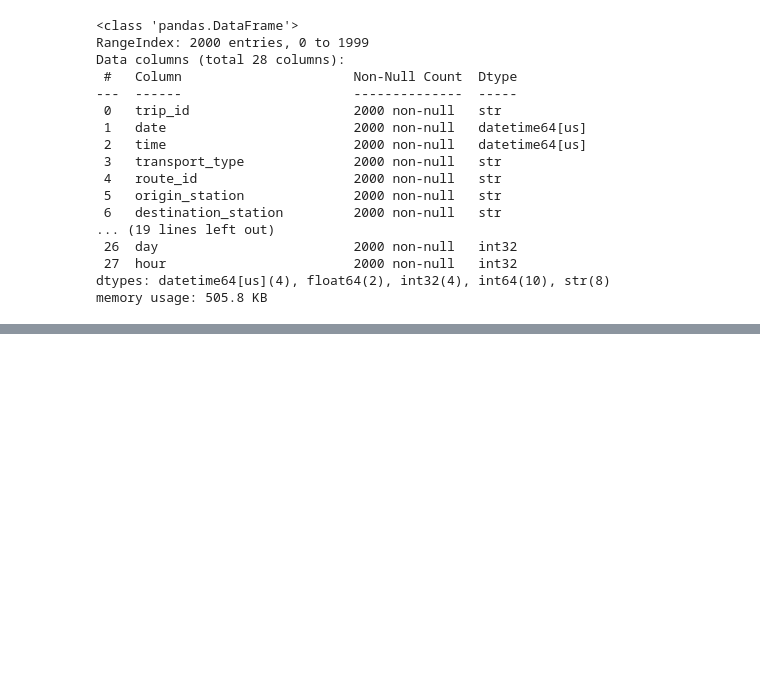
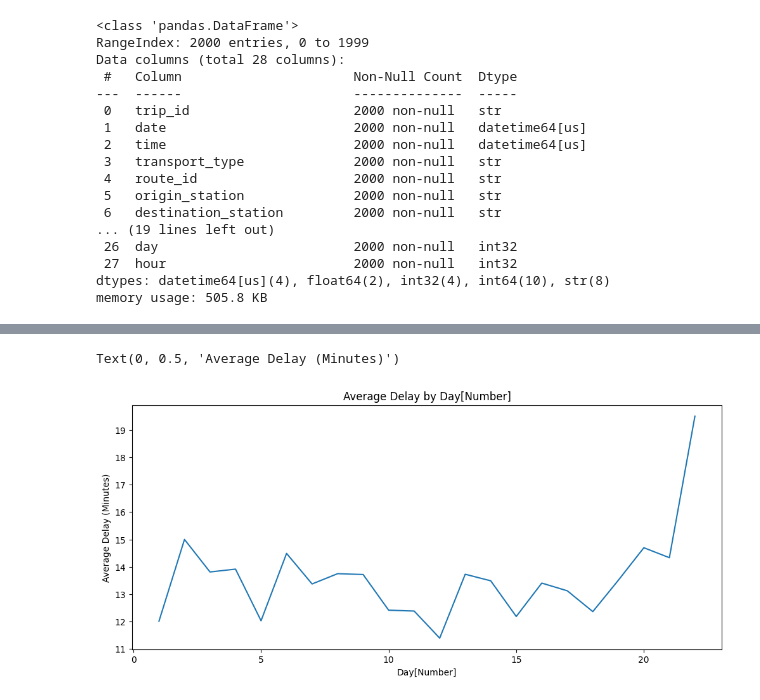
Before and after one commit to rahulghoshal/Public_Transport_Delay_Prediction, a Jupyter notebook: transport.ipynb, the cells around one changed output, grey strips where cells are left out. Saved outputs shown, nothing was run; the diff lists cells and outputs as text; code cells hidden in the pictures; blank space fills up the shorter version.

```diff
--- a/transport.ipynb
+++ b/transport.ipynb
@@ -131,0 +152,3 @@ memory usage: 505.8 KB
+# %%
+df['event_type'] = df['event_type'].fillna('No Event')
+df['event_type'].value_counts()
@@ -131,0 +164,15 @@ memory usage: 505.8 KB
+# %%
+# Delay by Day[Number]
+
+dayNumber_delay = df.groupby(
+    "day"
+)["actual_arrival_delay_min"].mean()
+
+plt.figure(figsize=(12,5))
+dayNumber_delay.plot()
+plt.title("Average Delay by Day[Number]")
+plt.xlabel("Day[Number]")
+plt.ylabel("Average Delay (Minutes)")
+# %% [output]
+Text(0, 0.5, 'Average Delay (Minutes)')
+[figure, added]
```
Also changed, not shown: parts of 7 cells of this notebook.
